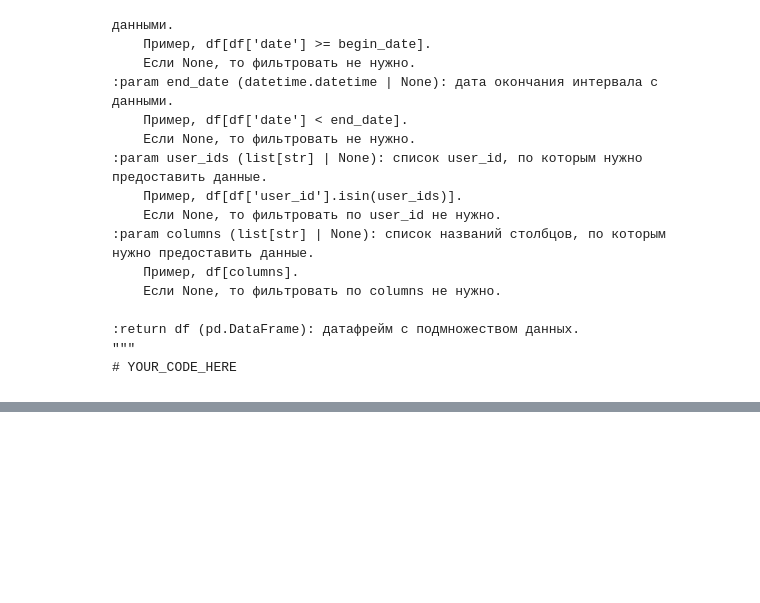
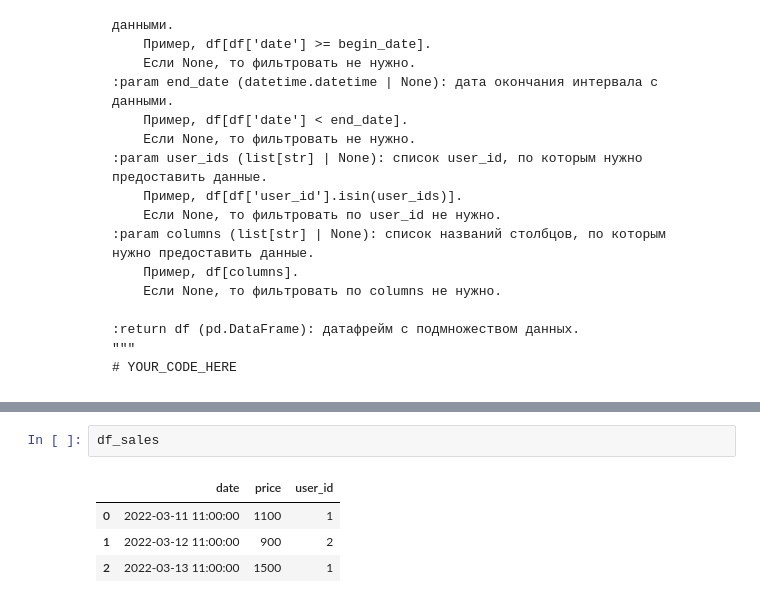
Before and after one commit to katyazaharenko/Simulator-AB, a Jupyter notebook: KC_Smulator_AB_1.ipynb, the cells around one changed output, grey strips where cells are left out. Saved outputs shown, nothing was run; the diff lists cells and outputs as text; blank space fills up the shorter version.

```diff
--- a/KC_Smulator_AB_1.ipynb
+++ b/KC_Smulator_AB_1.ipynb
@@ -185,0 +342,7 @@ def sum_two_values(a, b):
+# %%
+df_sales
+# %% [output]
+|  | date | price | user_id |
+| 0 | 2022-03-11 11:00:00 | 1100 | 1 |
+| 1 | 2022-03-12 11:00:00 | 900 | 2 |
+| 2 | 2022-03-13 11:00:00 | 1500 | 1 |
```
Also changed, not shown: parts of 8 cells of this notebook.
